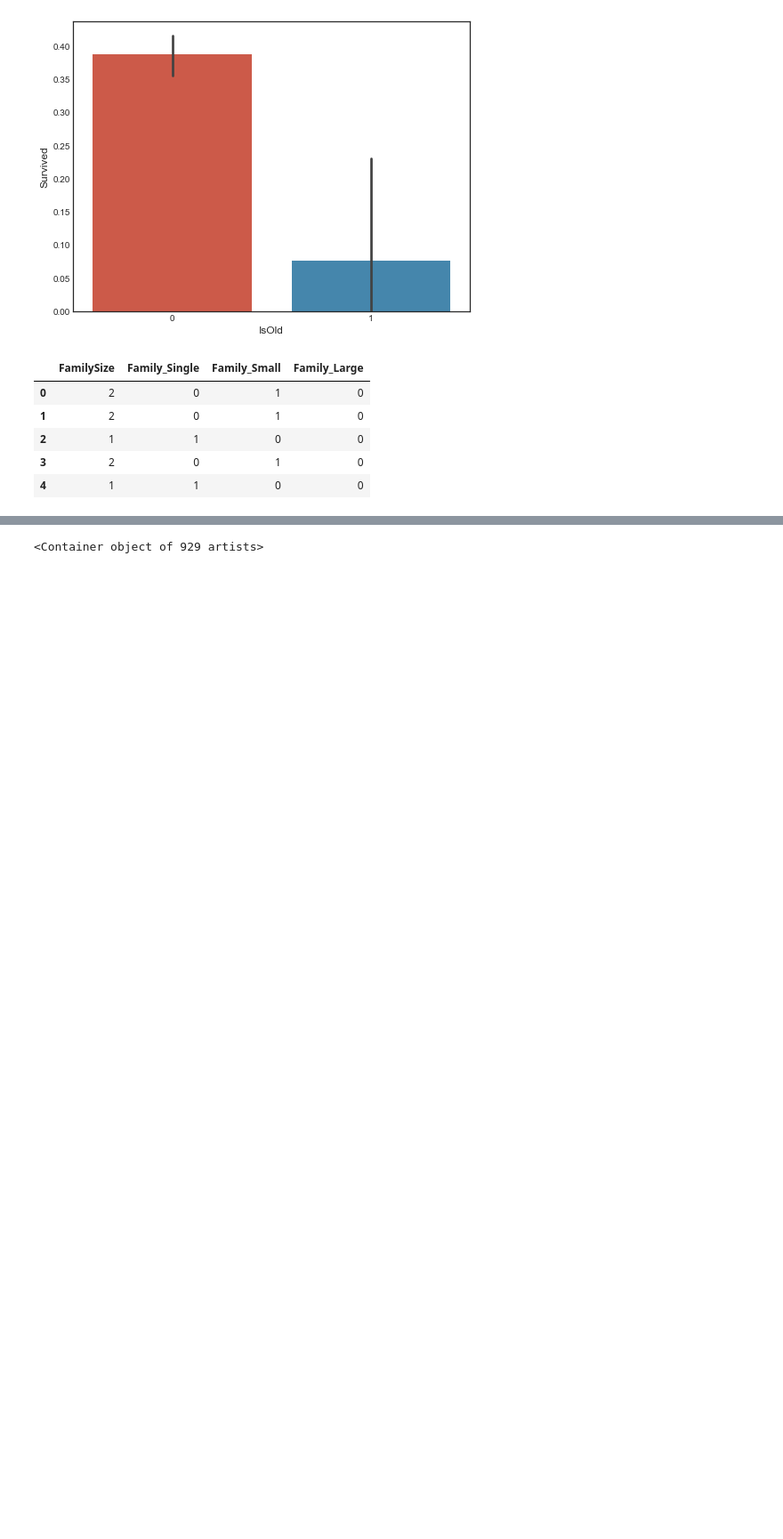
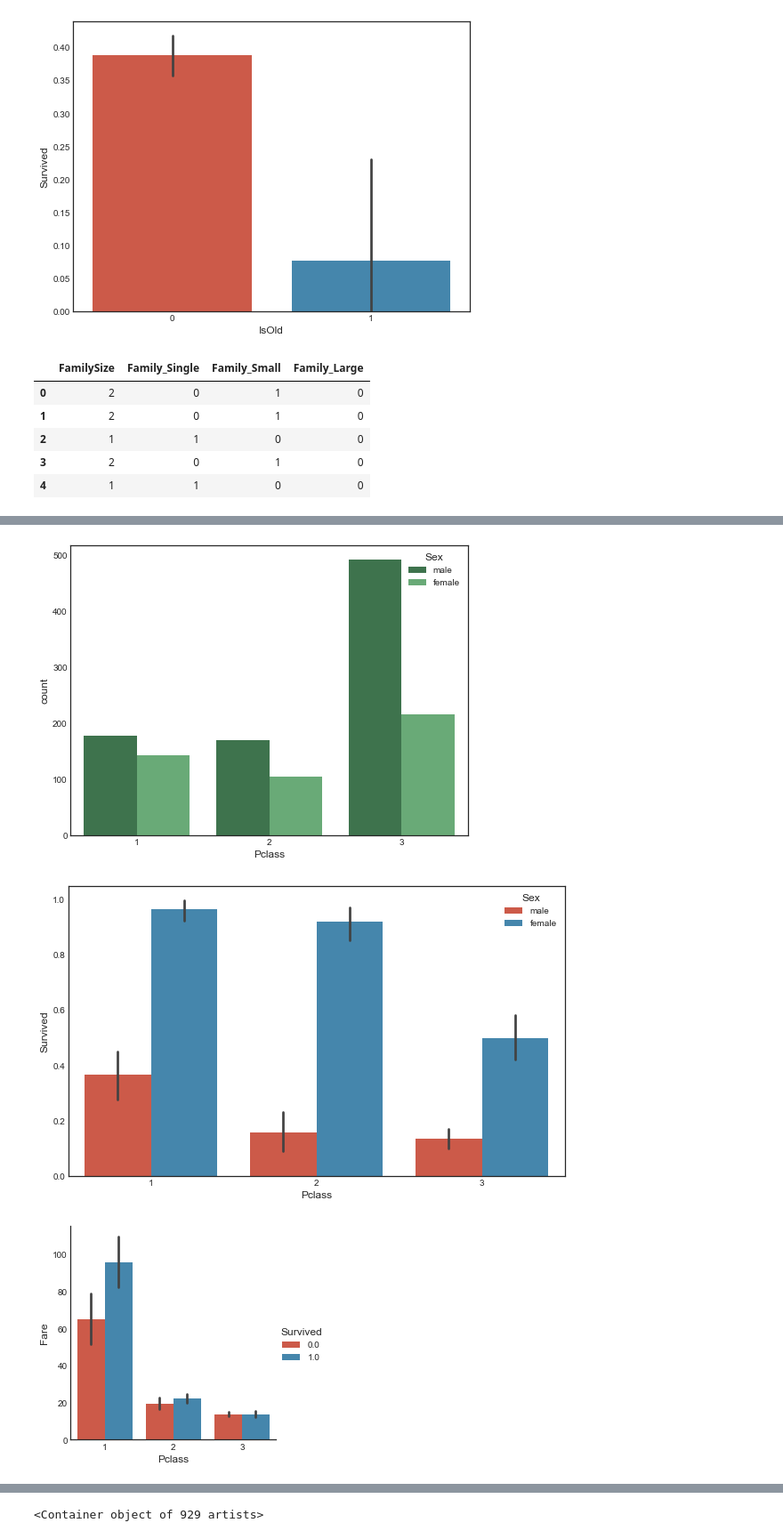
Before and after one commit to houzhuo/machine-learning, a Jupyter notebook: kaggle/titanic/titanic2.ipynb, the cells around one changed output, grey strips where cells are left out. Shown at 89% size. Saved outputs shown, nothing was run; the diff lists cells and outputs as text; code cells hidden in the pictures; blank space fills up the shorter version.

```diff
--- a/kaggle/titanic/titanic2.ipynb
+++ b/kaggle/titanic/titanic2.ipynb
@@ -520,0 +513,13 @@ plt.figure(figsize=(10,6))
+# %%
+#full['Ticket_Lett'].hist(color = 'g')
+sns.countplot(x="Pclass",hue="Sex", data=full, palette="Greens_d");
+plt.figure(figsize=(10,6))
+#sns.lmplot("Age", "Fare", full, col="Survived");
+sns.barplot(x="Pclass", y="Survived", hue="Sex", data=full);
+#sns.barplot(x="Sex", y="Survived", hue="Pclass", data=full);
+full['Pclass'].value_counts()
+sns.factorplot(x="Pclass", y="Fare", hue="Survived", data=full, kind="bar");
+# %% [output]
+[figure, added]
+[figure, added]
+[figure, added]
```
Also changed, not shown: parts of 8 cells of this notebook, 7 other files.
